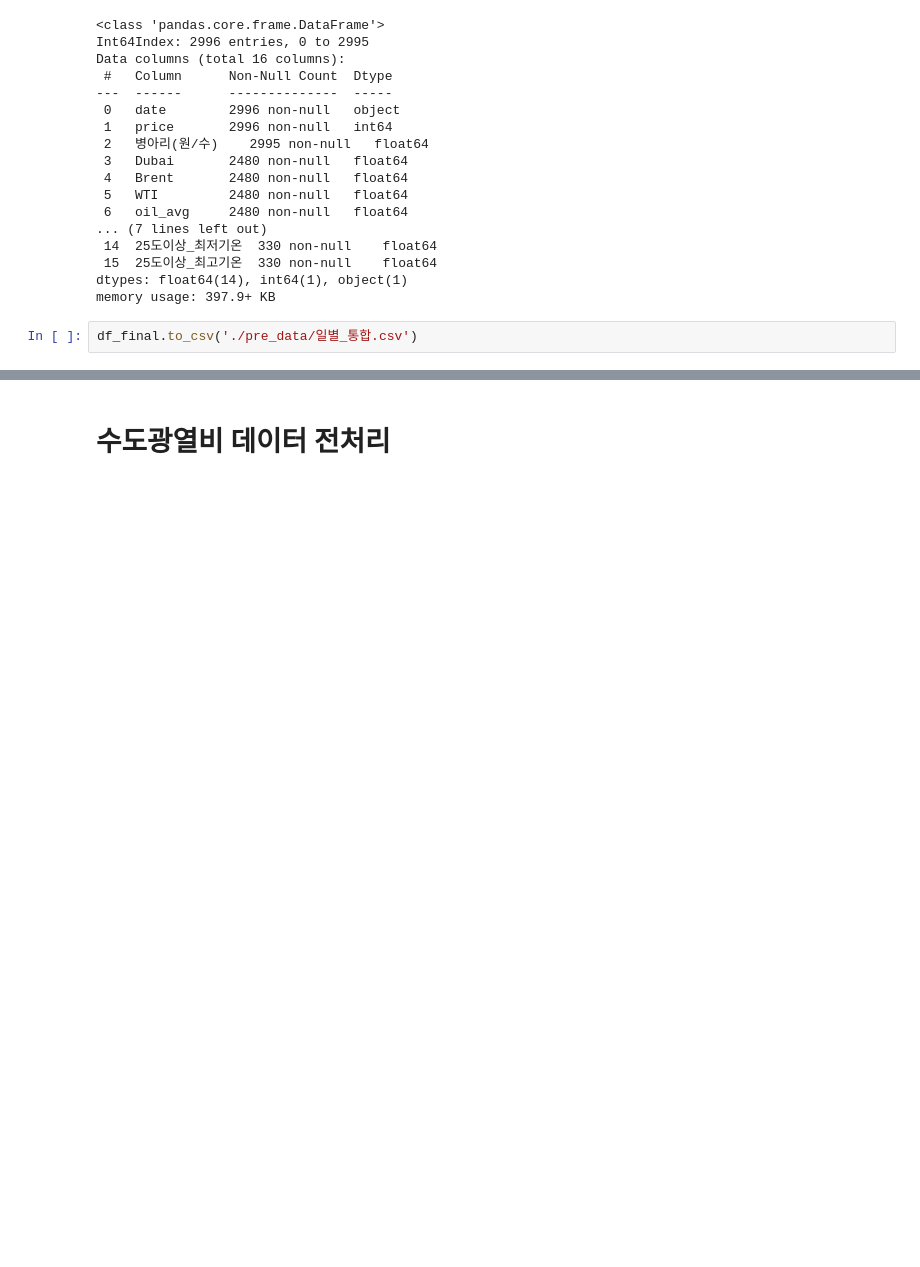
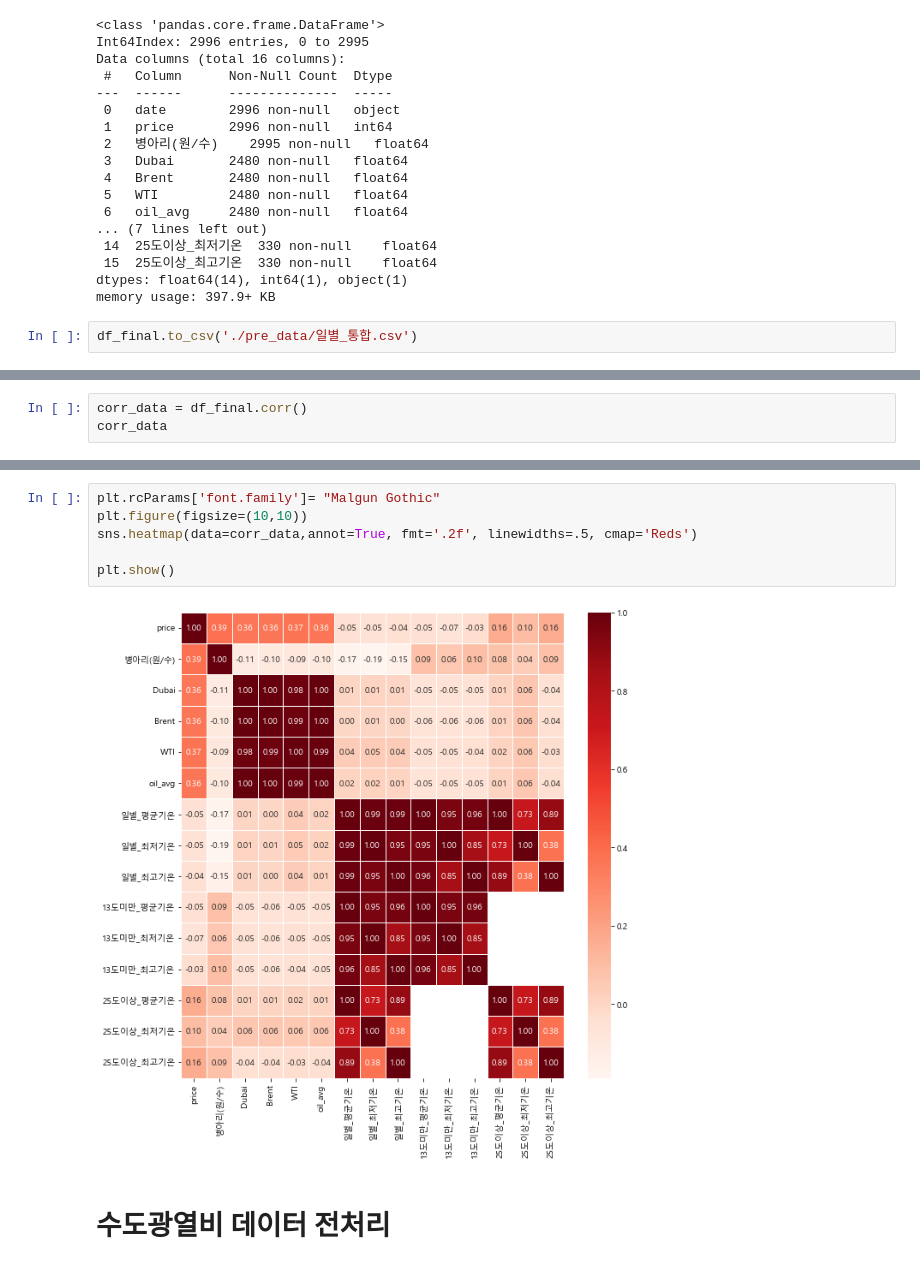
Before and after one commit to fin-special/chicken_price_prediction, a Jupyter notebook: 데이터전처리/hyebin.ipynb, the cells around one changed output, grey strips where cells are left out. Saved outputs shown, nothing was run; the diff lists cells and outputs as text; blank space fills up the shorter version.

```diff
--- a/데이터전처리/hyebin.ipynb
+++ b/데이터전처리/hyebin.ipynb
@@ -744,0 +735,3 @@ df_final.corr()
+# %%
+corr_data = df_final.corr()
+corr_data
@@ -745,3 +755,11 @@ df_final.corr()
+# %%
+plt.rcParams['font.family']= "Malgun Gothic"
+plt.figure(figsize=(10,10))
+sns.heatmap(data=corr_data,annot=True, fmt='.2f', linewidths=.5, cmap='Reds')
+
+plt.show()
+# %% [output]
+[figure, added]
 # %% [markdown]
 # 수도광열비 데이터 전처리
 # %%
```
Also changed, not shown: parts of 14 cells of this notebook, 10 other files.
